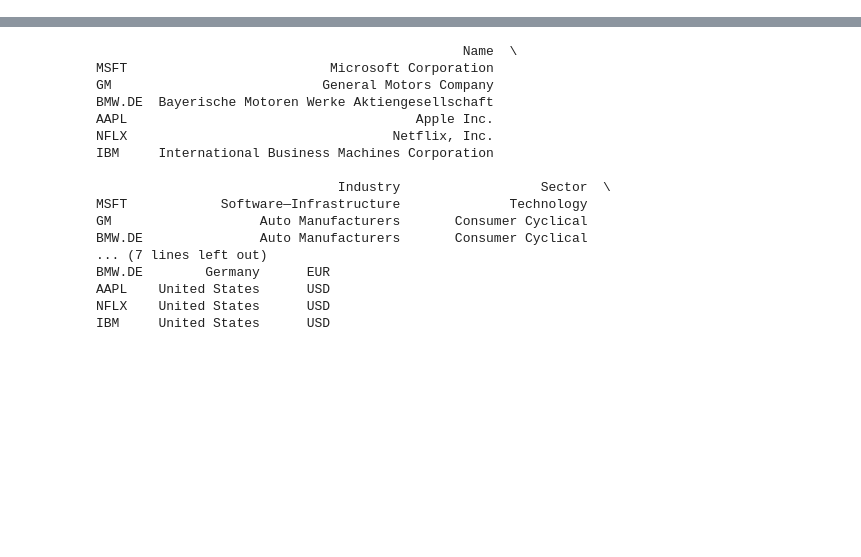
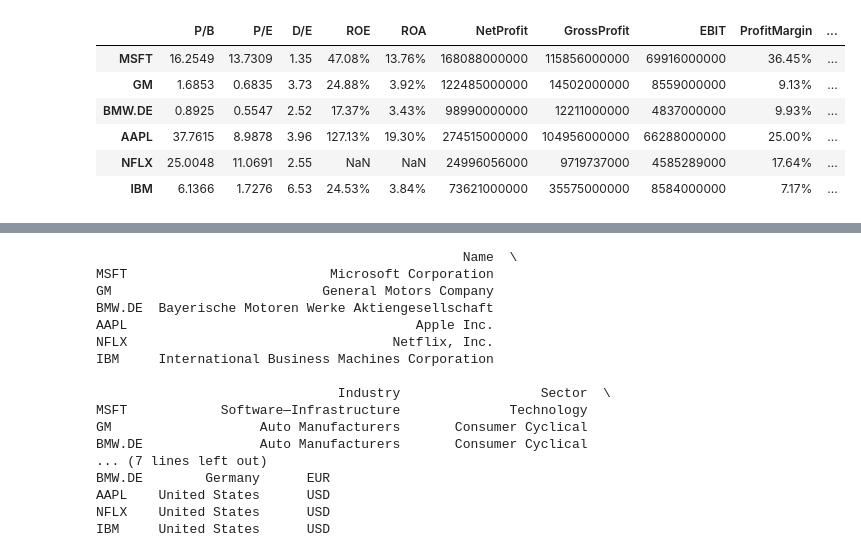
Before and after one commit to SvLaura/Comparing_securities, a Jupyter notebook: Invest_yahoo_fin.ipynb, the cells around one changed output, grey strips where cells are left out. Drawn from its saved outputs; the diff is of its cells as text; code cells hidden in the pictures; blank space fills up the shorter version.

```diff
--- a/Invest_yahoo_fin.ipynb
+++ b/Invest_yahoo_fin.ipynb
@@ -162,0 +10,10 @@ Fin_Data.style.apply(highlight_thebest_fin)
+# %%
+Company_Data
+# %% [output]
+|  | P/B | P/E | D/E | ROE | ROA | NetProfit | GrossProfit | EBIT | ProfitMargin | ... |
+| MSFT | 16.2549 | 13.7309 | 1.35 | 47.08% | 13.76% | 168088000000 | 115856000000 | 69916000000 | 36.45% | ... |
+| GM | 1.6853 | 0.6835 | 3.73 | 24.88% | 3.92% | 122485000000 | 14502000000 | 8559000000 | 9.13% | ... |
+| BMW.DE | 0.8925 | 0.5547 | 2.52 | 17.37% | 3.43% | 98990000000 | 12211000000 | 4837000000 | 9.93% | ... |
+| AAPL | 37.7615 | 8.9878 | 3.96 | 127.13% | 19.30% | 274515000000 | 104956000000 | 66288000000 | 25.00% | ... |
+| NFLX | 25.0048 | 11.0691 | 2.55 | NaN | NaN | 24996056000 | 9719737000 | 4585289000 | 17.64% | ... |
+| IBM | 6.1366 | 1.7276 | 6.53 | 24.53% | 3.84% | 73621000000 | 35575000000 | 8584000000 | 7.17% | ... |
```
Also changed, not shown: parts of 16 cells of this notebook, 1 other file.
